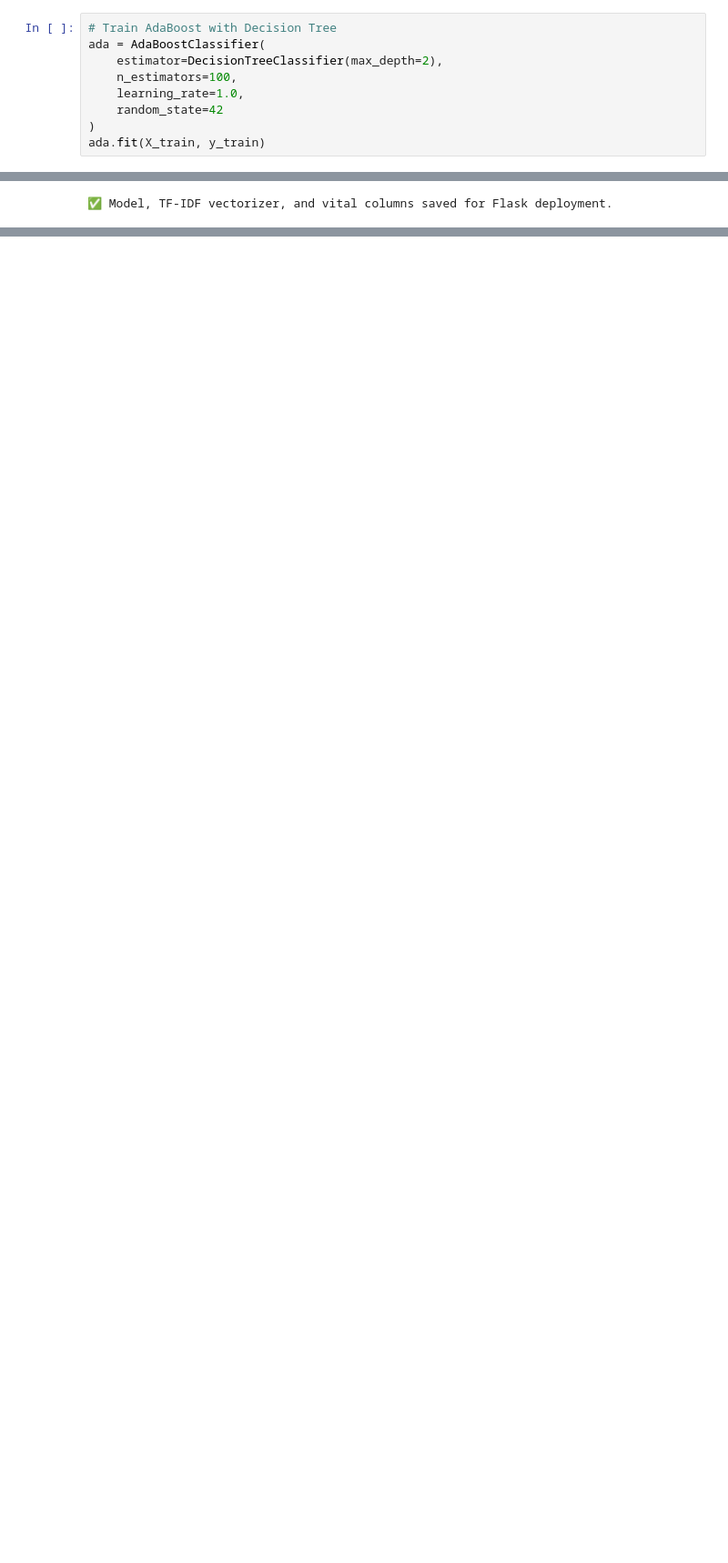
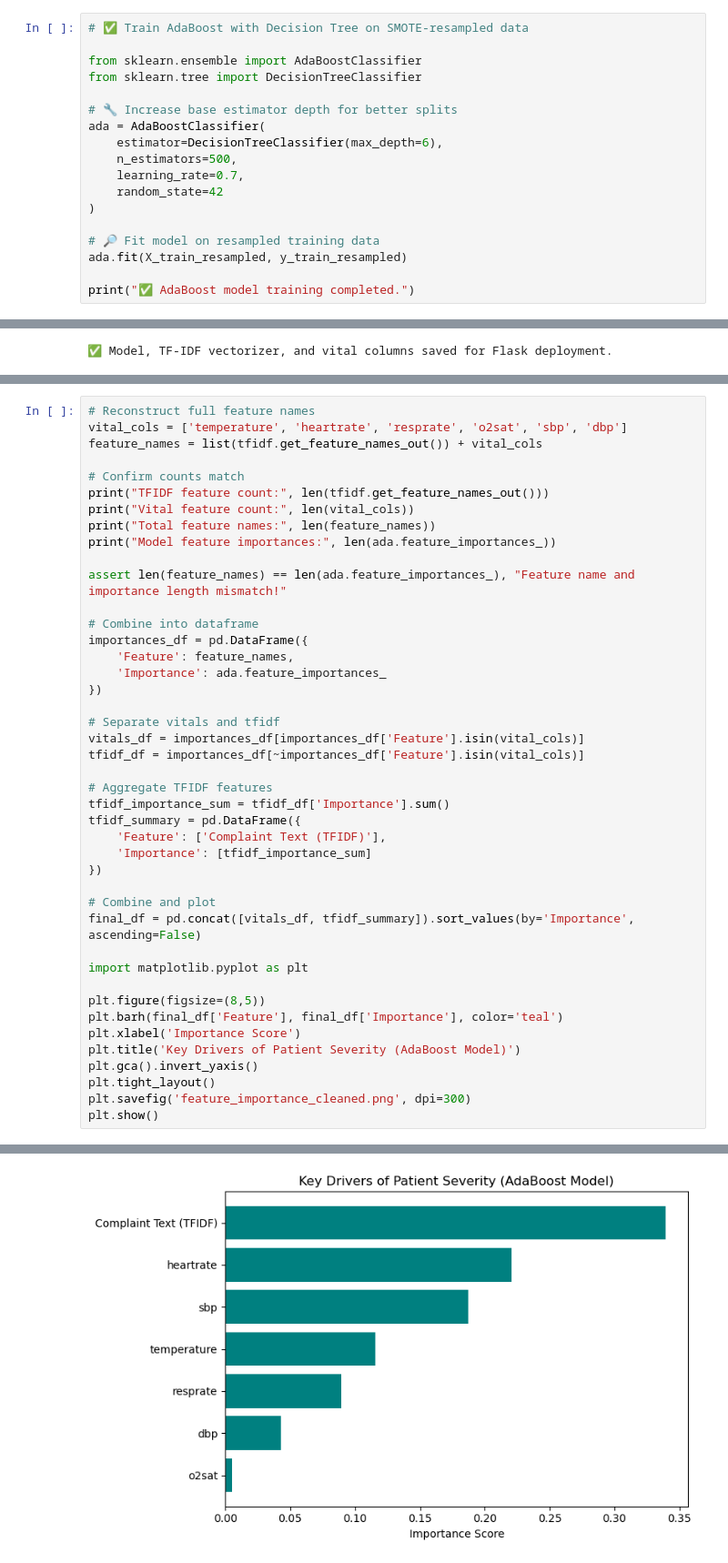
Before and after one commit to pdkv1999/flaskApp, a Jupyter notebook: models/Adaboost.ipynb, the cells around one changed output, grey strips where cells are left out. Shown: that part at 91% size. Cells and saved outputs as stored; diff of their text form; blank space fills up the shorter version.

```diff
--- a/models/Adaboost.ipynb
+++ b/models/Adaboost.ipynb
@@ -64,10 +138,19 @@ X_train, X_test, y_train, y_test = train_test_split(
 # %%
-# Train AdaBoost with Decision Tree
+# ✅ Train AdaBoost with Decision Tree on SMOTE-resampled data
+
+from sklearn.ensemble import AdaBoostClassifier
+from sklearn.tree import DecisionTreeClassifier
+
+# 🔧 Increase base estimator depth for better splits
 ada = AdaBoostClassifier(
-    estimator=DecisionTreeClassifier(max_depth=2),
-    n_estimators=100,
-    learning_rate=1.0,
+    estimator=DecisionTreeClassifier(max_depth=6),
+    n_estimators=500,
+    learning_rate=0.7,
     random_state=42
 )
-ada.fit(X_train, y_train)
+
+# 🔎 Fit model on resampled training data
+ada.fit(X_train_resampled, y_train_resampled)
+
+print("✅ AdaBoost model training completed.")
 # %% [output]
@@ -121,0 +213,44 @@ print("✅ Model, TF-IDF vectorizer, and vital columns saved for Flask deploymen
+# %%
+# Reconstruct full feature names
+vital_cols = ['temperature', 'heartrate', 'resprate', 'o2sat', 'sbp', 'dbp']
+feature_names = list(tfidf.get_feature_names_out()) + vital_cols
+
+# Confirm counts match
+print("TFIDF feature count:", len(tfidf.get_feature_names_out()))
+print("Vital feature count:", len(vital_cols))
+print("Total feature names:", len(feature_names))
+print("Model feature importances:", len(ada.feature_importances_))
+
+assert len(feature_names) == len(ada.feature_importances_), "Feature name and importance length mismatch!"
+
+# Combine into dataframe
+importances_df = pd.DataFrame({
+    'Feature': feature_names,
+    'Importance': ada.feature_importances_
+})
+
+# Separate vitals and tfidf
+vitals_df = importances_df[importances_df['Feature'].isin(vital_cols)]
+tfidf_df = importances_df[~importances_df['Feature'].isin(vital_cols)]
+
+# Aggregate TFIDF features
+tfidf_importance_sum = tfidf_df['Importance'].sum()
+tfidf_summary = pd.DataFrame({
+    'Feature': ['Complaint Text (TFIDF)'],
+    'Importance': [tfidf_importance_sum]
+})
+
+# Combine and plot
+final_df = pd.concat([vitals_df, tfidf_summary]).sort_values(by='Importance', ascending=False)
+
+import matplotlib.pyplot as plt
+
+plt.figure(figsize=(8,5))
+plt.barh(final_df['Feature'], final_df['Importance'], color='teal')
+plt.xlabel('Importance Score')
+plt.title('Key Drivers of Patient Severity (AdaBoost Model)')
+plt.gca().invert_yaxis()
+plt.tight_layout()
+plt.savefig('feature_importance_cleaned.png', dpi=300)
+plt.show()
+# %% [output]
@@ -121,0 +261 @@ print("✅ Model, TF-IDF vectorizer, and vital columns saved for Flask deploymen
+[figure, added]
```
Also changed, not shown: parts of 9 cells of this notebook, 2 other files.
